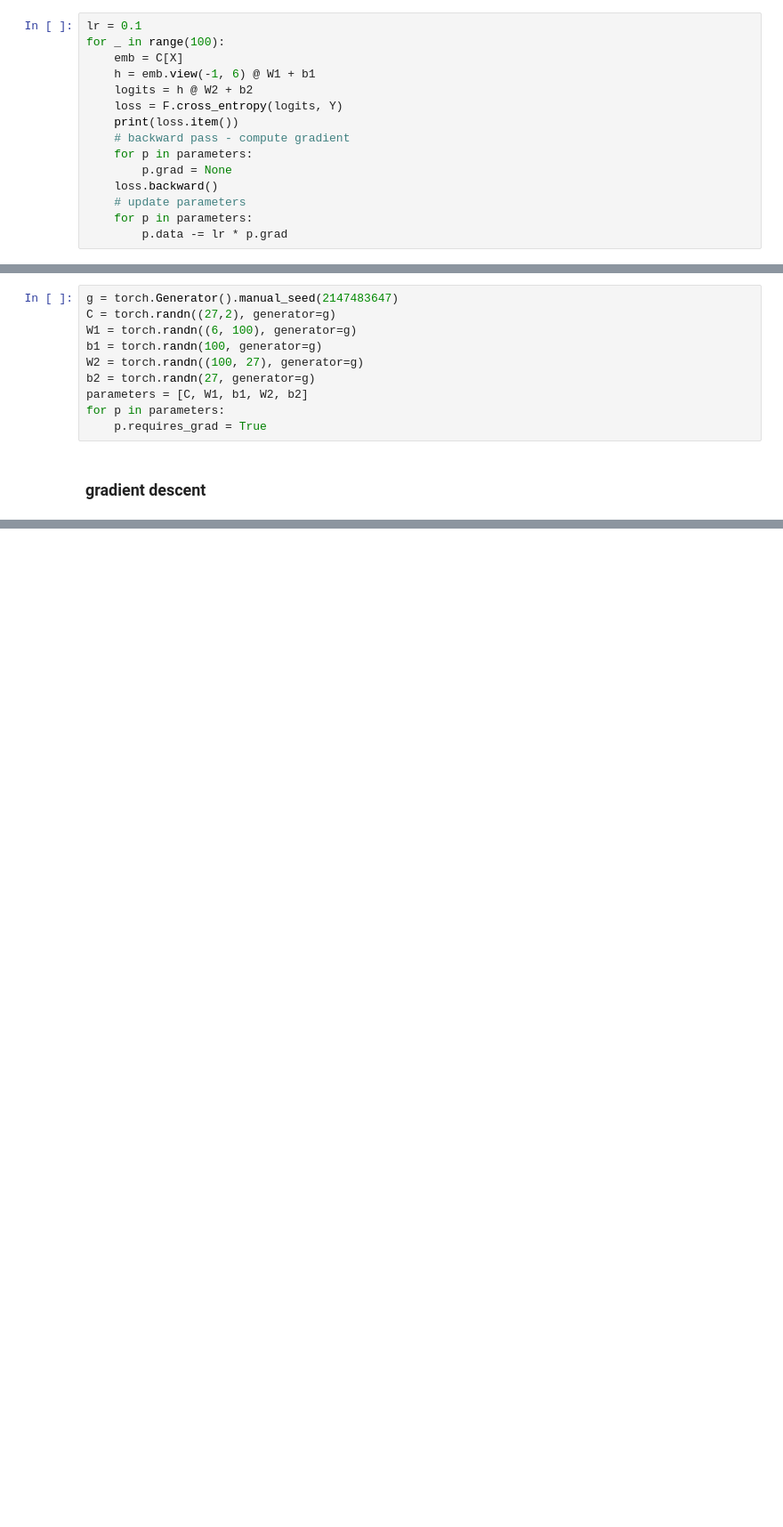
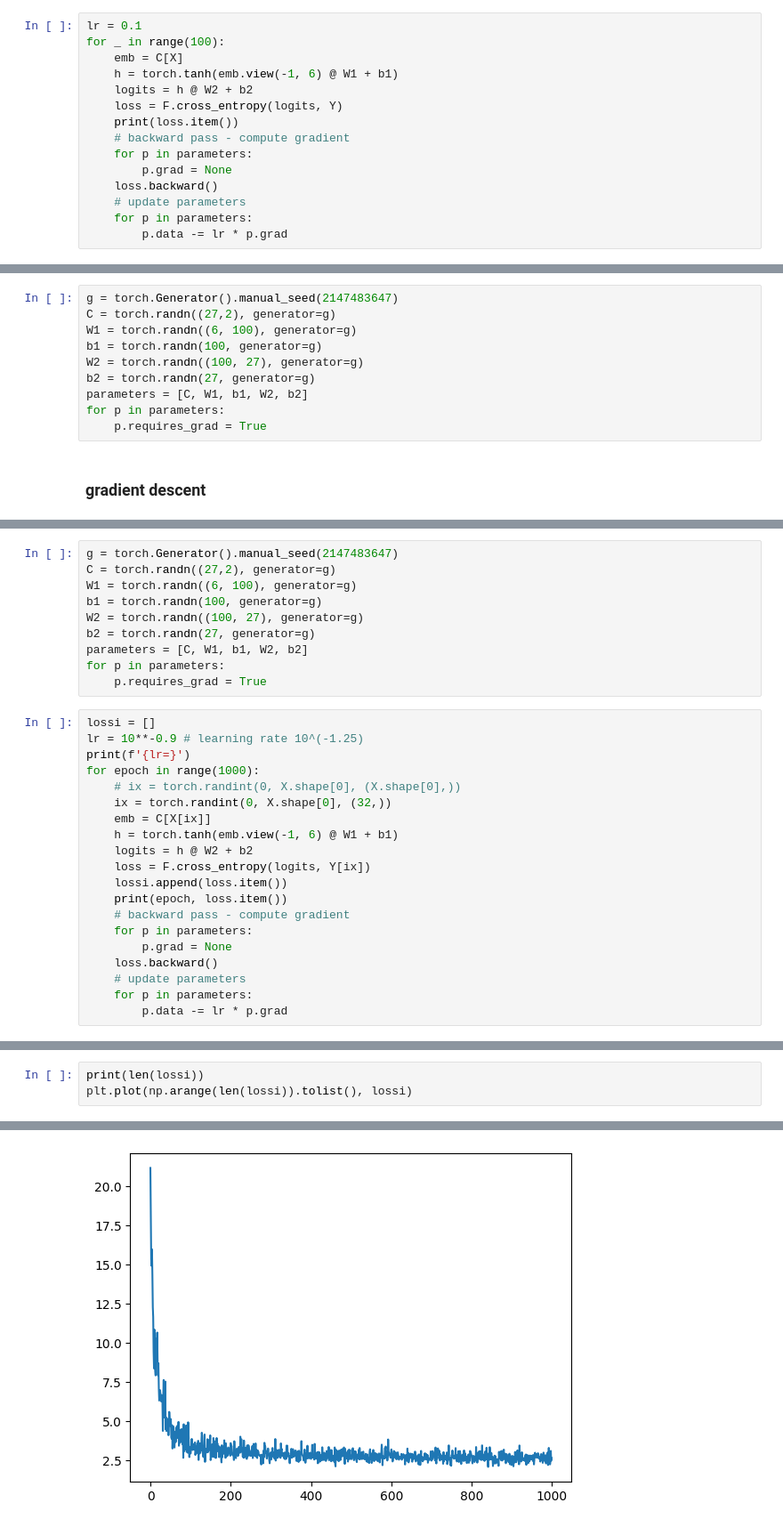
Before and after one commit to rajmadhan/deeplearning, a Jupyter notebook: makemore/mlp.ipynb, the cells around one changed output, grey strips where cells are left out. Shown at 89% size. Saved outputs shown, nothing was run; the diff lists cells and outputs as text; blank space fills up the shorter version.

```diff
--- a/makemore/mlp.ipynb
+++ b/makemore/mlp.ipynb
@@ -128,7 +129,7 @@ sum(p.nelement() for p in parameters)
 lr = 0.1
 for _ in range(100):
     emb = C[X]
-    h = emb.view(-1, 6) @ W1 + b1
+    h = torch.tanh(emb.view(-1, 6) @ W1 + b1)
     logits = h @ W2 + b2
     loss = F.cross_entropy(logits, Y)
     print(loss.item())
@@ -276,0 +305,30 @@ for epoch in range(100):
+# %%
+g = torch.Generator().manual_seed(2147483647)
+C = torch.randn((27,2), generator=g)
+W1 = torch.randn((6, 100), generator=g)
+b1 = torch.randn(100, generator=g)
+W2 = torch.randn((100, 27), generator=g)
+b2 = torch.randn(27, generator=g)
+parameters = [C, W1, b1, W2, b2]
+for p in parameters:
+    p.requires_grad = True
+# %%
+lossi = []
+lr = 10**-0.9 # learning rate 10^(-1.25)
+print(f'{lr=}')
+for epoch in range(1000):
+    # ix = torch.randint(0, X.shape[0], (X.shape[0],))
+    ix = torch.randint(0, X.shape[0], (32,))
+    emb = C[X[ix]]
+    h = torch.tanh(emb.view(-1, 6) @ W1 + b1)
+    logits = h @ W2 + b2
+    loss = F.cross_entropy(logits, Y[ix])
+    lossi.append(loss.item())
+    print(epoch, loss.item())
+    # backward pass - compute gradient
+    for p in parameters:
+        p.grad = None
+    loss.backward()
+    # update parameters
+    for p in parameters:
+        p.data -= lr * p.grad
@@ -276,0 +353,4 @@ for epoch in range(100):
+# %%
+print(len(lossi))
+plt.plot(np.arange(len(lossi)).tolist(), lossi)
+# %% [output]
@@ -276,0 +359 @@ for epoch in range(100):
+[figure, added]
```
Also changed, not shown: parts of 36 cells of this notebook.
